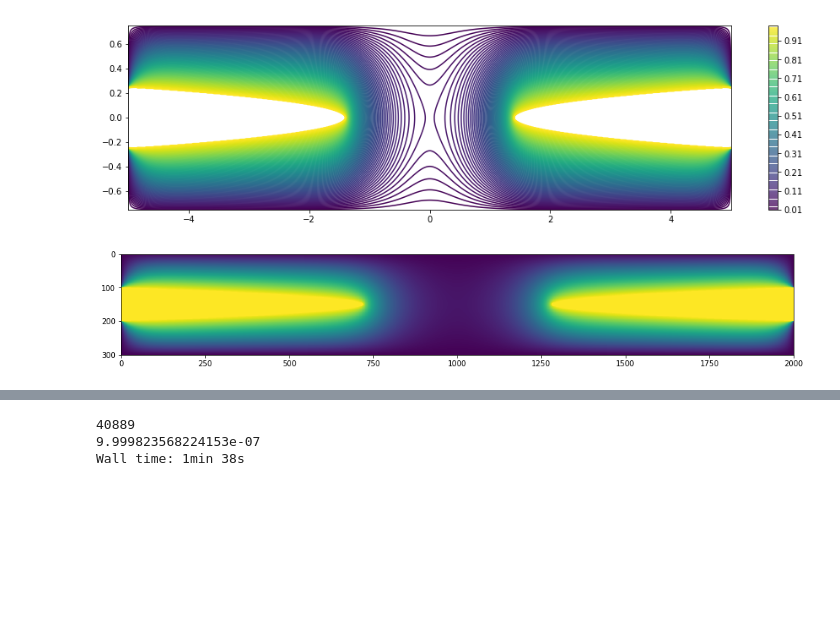
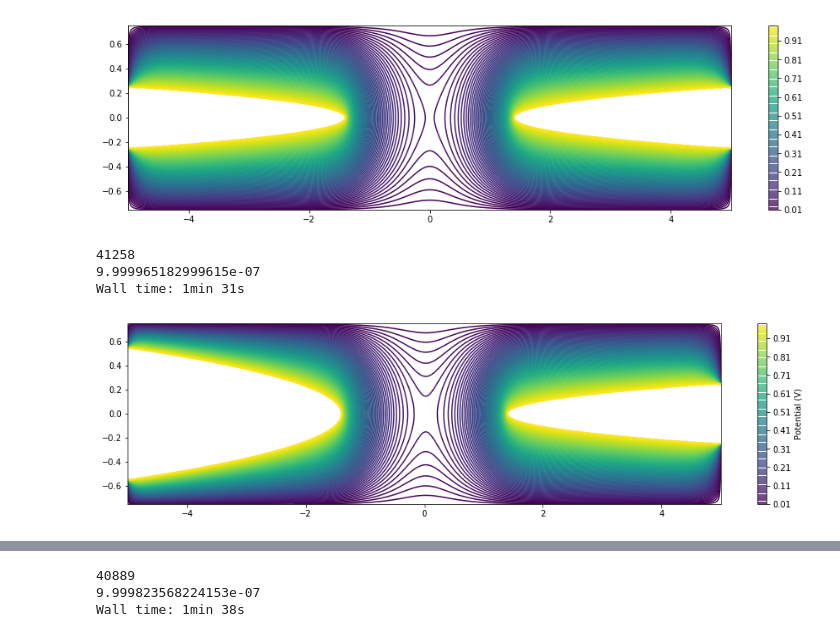
Before and after one commit to QITI/Needle_electrodes_for_ion_traps, a Jupyter notebook: data_analysis/needle_potential_simulation .ipynb, the cells around one changed output, grey strips where cells are left out. Saved outputs shown, nothing was run; the diff lists cells and outputs as text; code cells hidden in the pictures; blank space fills up the shorter version.

```diff
--- a/data_analysis/needle_potential_simulation .ipynb
+++ b/data_analysis/needle_potential_simulation .ipynb
@@ -190,11 +224,21 @@ plt.colorbar(cs)
 plt.show()
 # %% [output]
 [figure]
+# %%
+%%time
+needle_parabolic_asym = draw_parabolic_asym(X,Y,needle_spacing,diameter,0.6)
+grid_points_parabolic_asym = set_grid_points(needle_parabolic_asym)
+parabolic_solved_asym = fast_numb_solve_test(needle_parabolic_asym,grid_points_parabolic_asym,100000,1e-6)
+# %% [output]
+41258
+9.999965182999615e-07
+Wall time: 1min 31s
 # %%
 fig = plt.figure(figsize = (16,4))
 ax1 = fig.add_subplot(111)
-ax1.imshow(parabolic_solved)
+cs = ax1.contour(X,Y,parabolic_solved_asym,100)
+plt.colorbar(cs).set_label('Potential (V)')
 plt.show()
 # %% [output]
-[figure, old version]
+[figure, new version]
 # %%
```
Also changed, not shown: parts of 11 cells of this notebook, 1 other file.
